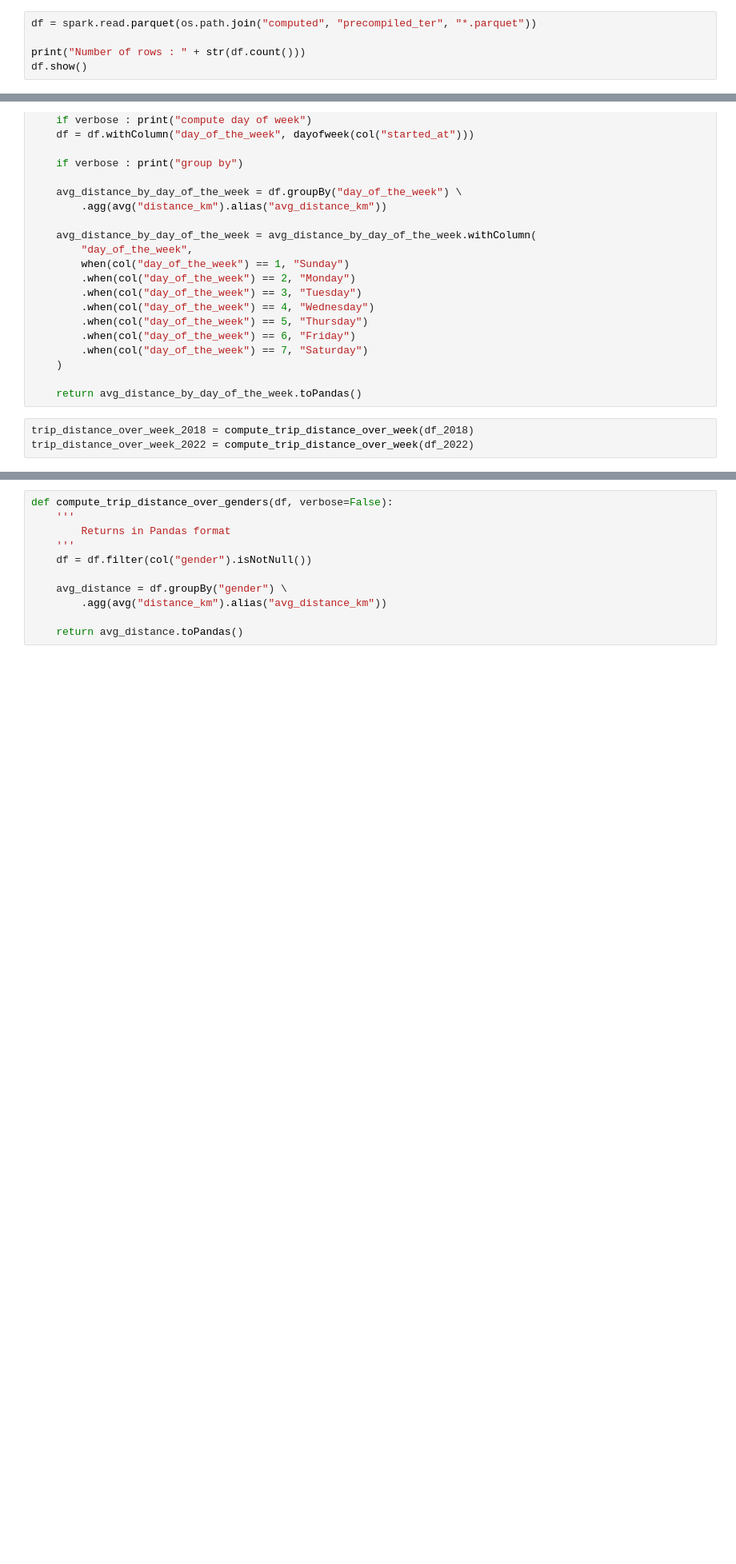
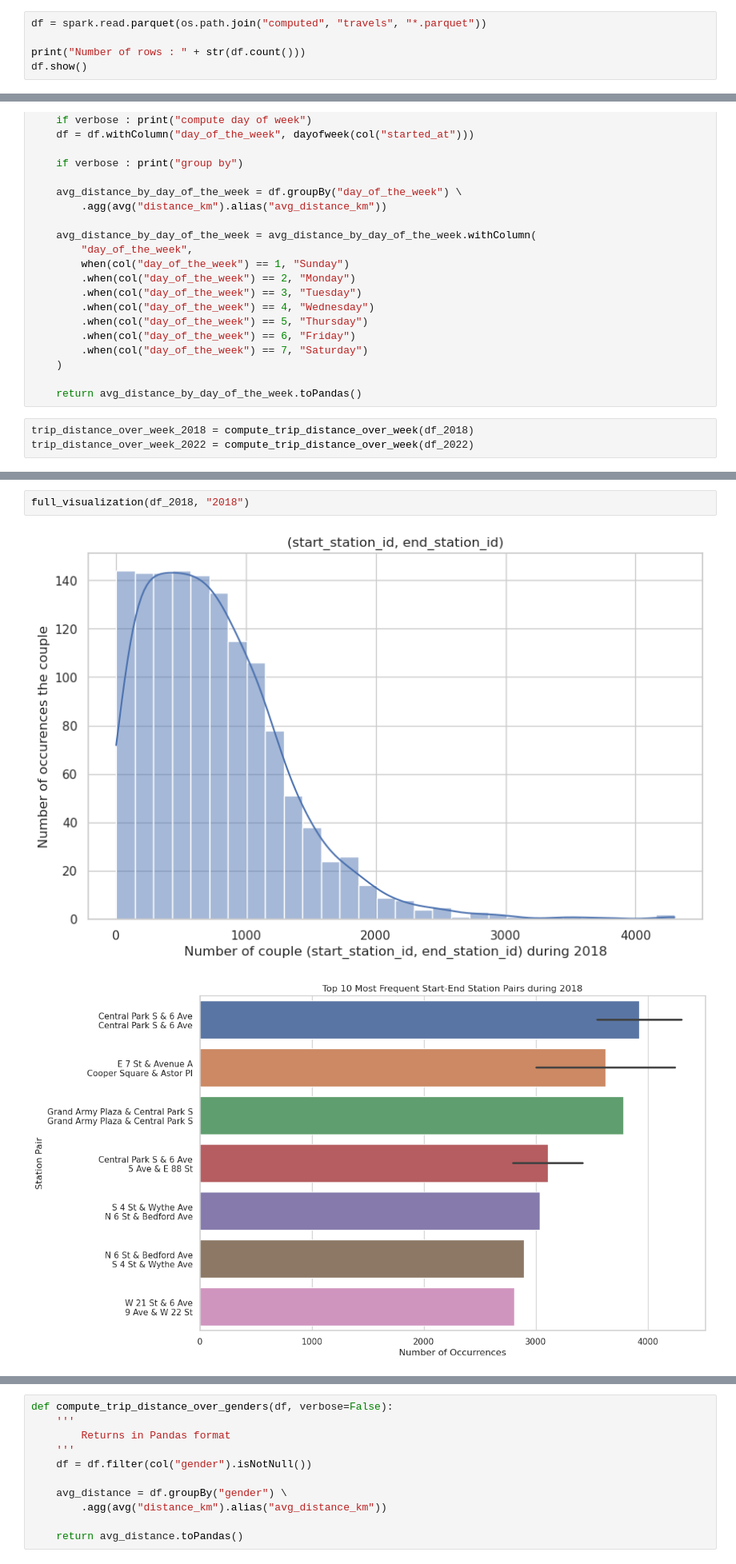
Before and after one commit to Ophiase/Big-Data-Project-IFEBY310, a Jupyter notebook: report.ipynb, the cells around one changed output, grey strips where cells are left out. Shown at 80% size. Cells and saved outputs as stored; diff of their text form; blank space fills up the shorter version.

```diff
--- a/report.ipynb
+++ b/report.ipynb
@@ -455,7 +460,7 @@ if ENABLE_COMPUTE_ZIP_TO_PARQUET :
 # %% [markdown]
 ### Verifying Parquet is working
 # %%
-df = spark.read.parquet(os.path.join("computed", "precompiled_ter", "*.parquet"))
+df = spark.read.parquet(os.path.join("computed", "travels", "*.parquet"))
 
 print("Number of rows : " + str(df.count()))
 df.show()
@@ -680,0 +761,5 @@ visualize_trip_distance_over_week(
+# %%
+full_visualization(df_2018, "2018")
+# %% [output]
+[figure, added]
+[figure, added]
```
Also changed, not shown: parts of 21 cells of this notebook.
